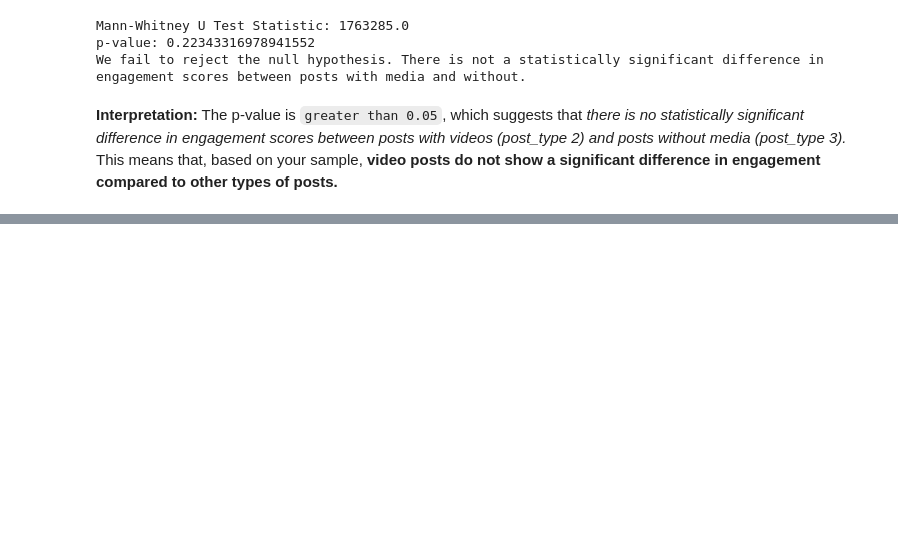
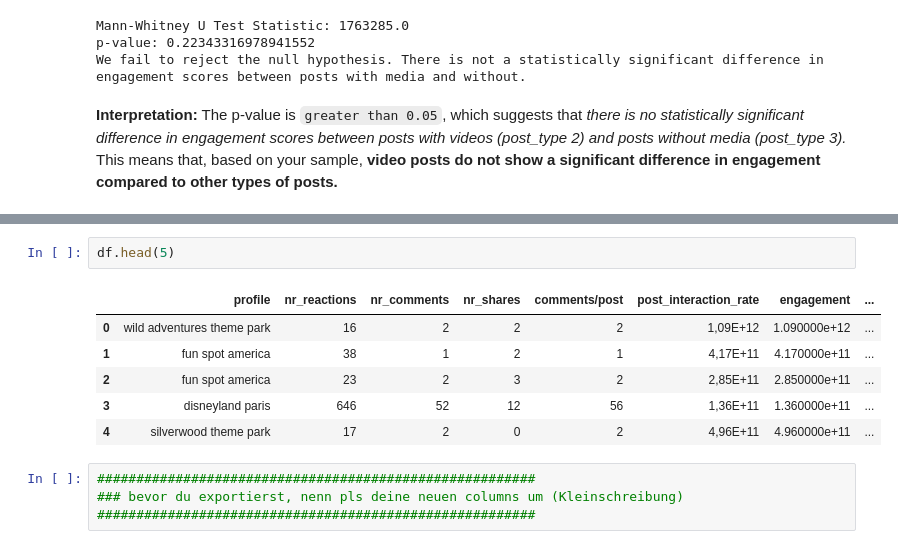
Before and after one commit to crlhbs/Group1_MarketingStrategy, a Jupyter notebook: Testing_H2.ipynb, the cells around one changed output, grey strips where cells are left out. Cells and saved outputs as stored; diff of their text form; blank space fills up the shorter version.

```diff
--- a/Testing_H2.ipynb
+++ b/Testing_H2.ipynb
@@ -304,0 +314,13 @@ plt.show()
+# %%
+df.head(5)
+# %% [output]
+|  | profile | nr_reactions | nr_comments | nr_shares | comments/post | post_interaction_rate | engagement | ... |
+| 0 | wild adventures theme park | 16 | 2 | 2 | 2 | 1,09E+12 | 1.090000e+12 | ... |
+| 1 | fun spot america | 38 | 1 | 2 | 1 | 4,17E+11 | 4.170000e+11 | ... |
+| 2 | fun spot america | 23 | 2 | 3 | 2 | 2,85E+11 | 2.850000e+11 | ... |
+| 3 | disneyland paris | 646 | 52 | 12 | 56 | 1,36E+11 | 1.360000e+11 | ... |
+| 4 | silverwood theme park | 17 | 2 | 0 | 2 | 4,96E+11 | 4.960000e+11 | ... |
+# %%
+########################################################
+### bevor du exportierst, nenn pls deine neuen columns um (Kleinschreibung)
+########################################################
```
Also changed, not shown: parts of 14 cells of this notebook.
